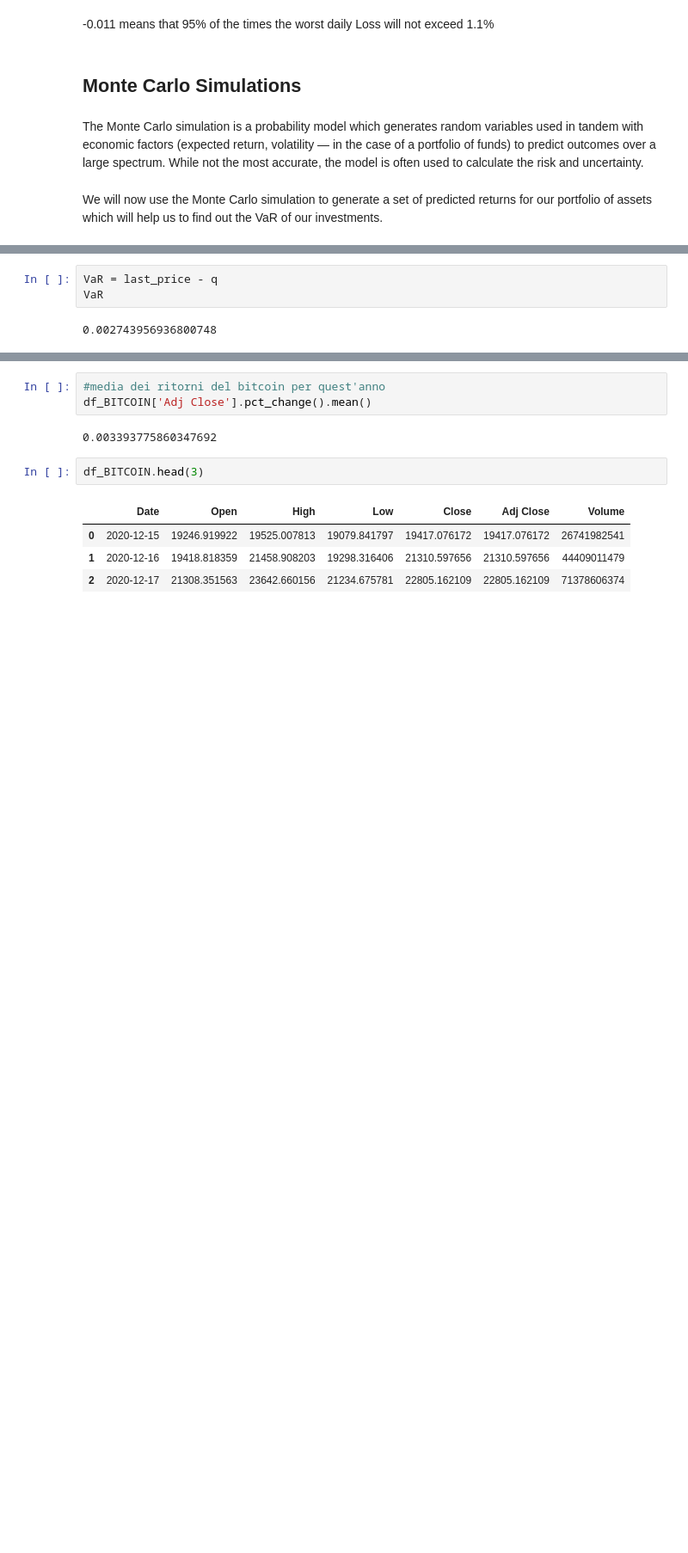
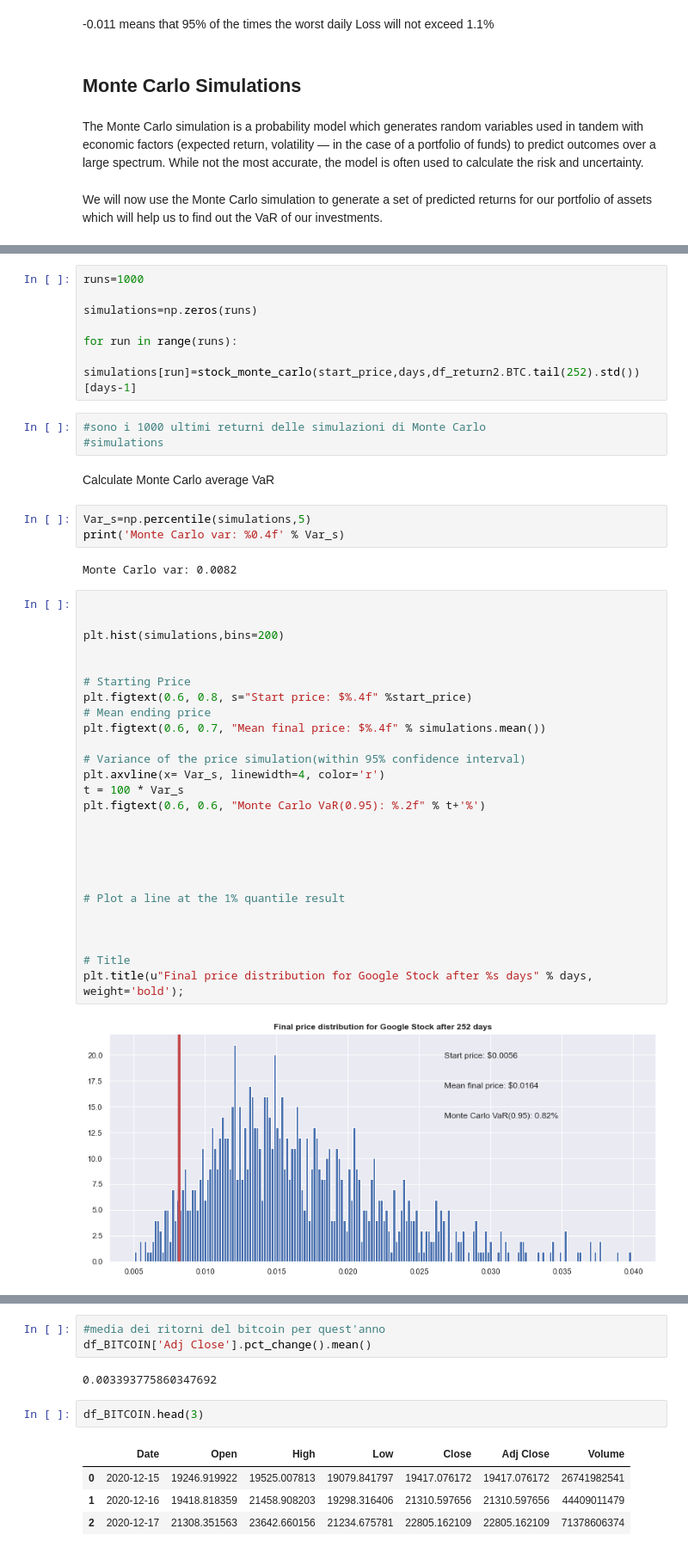
Before and after one commit to billmono95/TESI-LAUREA-MAGISTRALE, a Jupyter notebook: ExploratoryAnalysis.ipynb, the cells around one changed output, grey strips where cells are left out. Shown at 86% size. Drawn from its saved outputs; the diff is of its cells as text; blank space fills up the shorter version.

```diff
--- a/ExploratoryAnalysis.ipynb
+++ b/ExploratoryAnalysis.ipynb
@@ -489,5 +594,45 @@ q=np.percentile(simulation_df,1)
-# %%
-VaR = last_price - q
-VaR
-# %% [output]
-0.002743956936800748
+# %%
+runs=1000
+
+simulations=np.zeros(runs)
+
+for run in range(runs):
+    simulations[run]=stock_monte_carlo(start_price,days,df_return2.BTC.tail(252).std())[days-1]
+# %%
+#sono i 1000 ultimi returni delle simulazioni di Monte Carlo
+#simulations
+# %% [markdown]
+Calculate Monte Carlo average VaR
+# %%
+Var_s=np.percentile(simulations,5)
+print('Monte Carlo var: %0.4f' % Var_s)
+# %% [output]
+Monte Carlo var: 0.0082
+# %%
+
+
+plt.hist(simulations,bins=200)
+
+
+# Starting Price
+plt.figtext(0.6, 0.8, s="Start price: $%.4f" %start_price)
+# Mean ending price
+plt.figtext(0.6, 0.7, "Mean final price: $%.4f" % simulations.mean())
+
+# Variance of the price simulation(within 95% confidence interval)
+plt.axvline(x= Var_s, linewidth=4, color='r')
+t = 100 * Var_s
+plt.figtext(0.6, 0.6, "Monte Carlo VaR(0.95): %.2f" % t+'%')
+
+
+
+
+
+# Plot a line at the 1% quantile result
+
+
+
+# Title
+plt.title(u"Final price distribution for Google Stock after %s days" % days, weight='bold');
+# %% [output]
+[figure, added]
```
Also changed, not shown: parts of 18 cells of this notebook.
